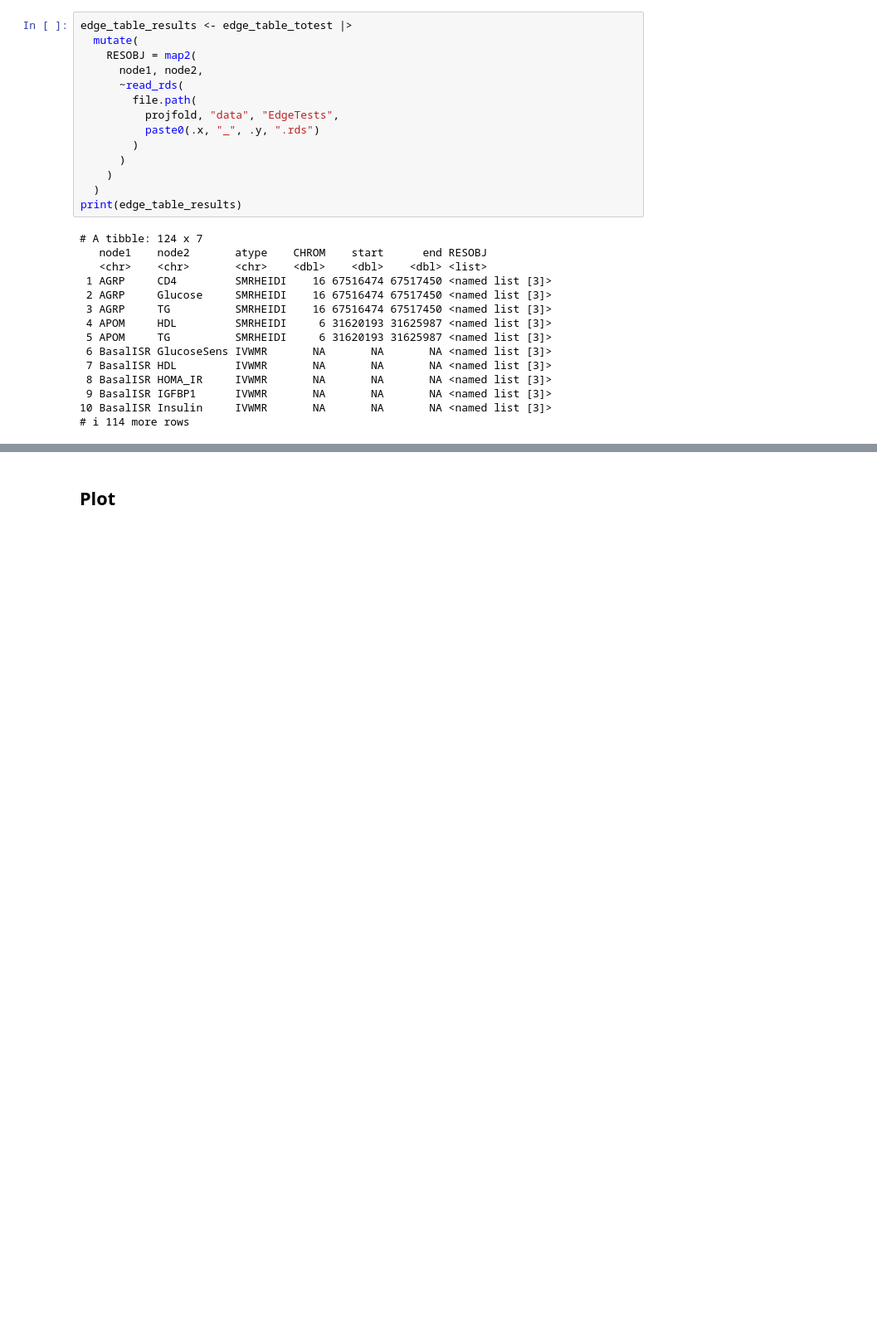
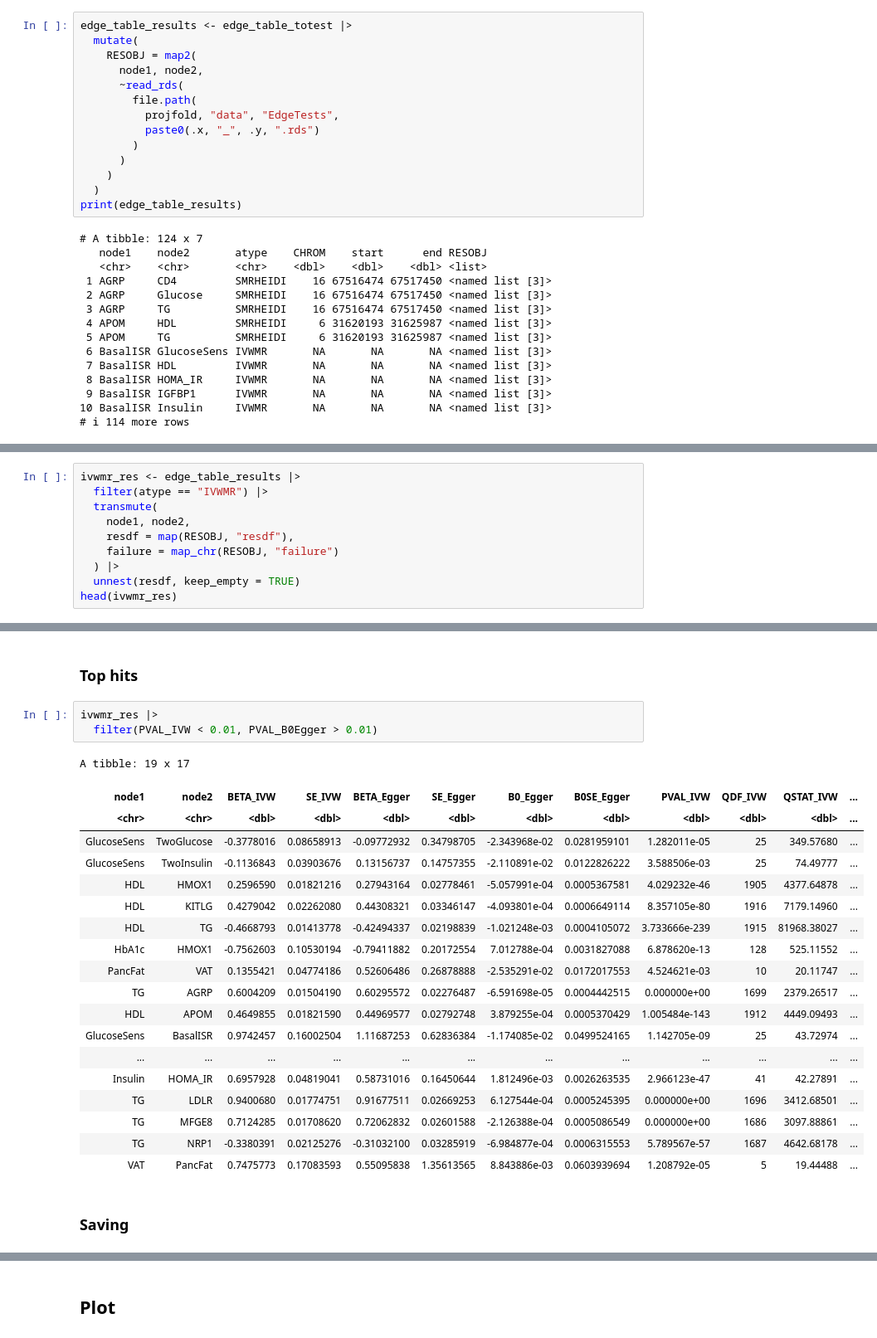
Before and after one commit to Natalie-Atabaki/BN, a Jupyter notebook: scripts/Daniel/scripts/07_EdgeResults.ipynb, the cells around one changed output, grey strips where cells are left out. Shown at 83% size. Drawn from its saved outputs; the diff is of its cells as text; blank space fills up the shorter version.

```diff
--- a/scripts/Daniel/scripts/07_EdgeResults.ipynb
+++ b/scripts/Daniel/scripts/07_EdgeResults.ipynb
@@ -101,0 +70,10 @@ edge_table_results |>
+# %%
+ivwmr_res <- edge_table_results |>
+  filter(atype == "IVWMR") |>
+  transmute(
+    node1, node2,
+    resdf = map(RESOBJ, "resdf"),
+    failure = map_chr(RESOBJ, "failure")
+  ) |>
+  unnest(resdf, keep_empty = TRUE)
+head(ivwmr_res)
@@ -101,0 +90,27 @@ edge_table_results |>
+# %% [markdown]
+### Top hits
+# %%
+ivwmr_res |>
+  filter(PVAL_IVW < 0.01, PVAL_B0Egger > 0.01)
+# %% [output]
+A tibble: 19 x 17
+| node1 | node2 | BETA_IVW | SE_IVW | BETA_Egger | SE_Egger | B0_Egger | B0SE_Egger | PVAL_IVW | QDF_IVW | QSTAT_IVW | ... |
+| <chr> | <chr> | <dbl> | <dbl> | <dbl> | <dbl> | <dbl> | <dbl> | <dbl> | <dbl> | <dbl> | ... |
+| GlucoseSens | TwoGlucose | -0.3778016 | 0.08658913 | -0.09772932 | 0.34798705 | -2.343968e-02 | 0.0281959101 | 1.282011e-05 | 25 | 349.57680 | ... |
+| GlucoseSens | TwoInsulin | -0.1136843 | 0.03903676 | 0.13156737 | 0.14757355 | -2.110891e-02 | 0.0122826222 | 3.588506e-03 | 25 | 74.49777 | ... |
+| HDL | HMOX1 | 0.2596590 | 0.01821216 | 0.27943164 | 0.02778461 | -5.057991e-04 | 0.0005367581 | 4.029232e-46 | 1905 | 4377.64878 | ... |
+| HDL | KITLG | 0.4279042 | 0.02262080 | 0.44308321 | 0.03346147 | -4.093801e-04 | 0.0006649114 | 8.357105e-80 | 1916 | 7179.14960 | ... |
+| HDL | TG | -0.4668793 | 0.01413778 | -0.42494337 | 0.02198839 | -1.021248e-03 | 0.0004105072 | 3.733666e-239 | 1915 | 81968.38027 | ... |
+| HbA1c | HMOX1 | -0.7562603 | 0.10530194 | -0.79411882 | 0.20172554 | 7.012788e-04 | 0.0031827088 | 6.878620e-13 | 128 | 525.11552 | ... |
+| PancFat | VAT | 0.1355421 | 0.04774186 | 0.52606486 | 0.26878888 | -2.535291e-02 | 0.0172017553 | 4.524621e-03 | 10 | 20.11747 | ... |
+| TG | AGRP | 0.6004209 | 0.01504190 | 0.60295572 | 0.02276487 | -6.591698e-05 | 0.0004442515 | 0.000000e+00 | 1699 | 2379.26517 | ... |
+| HDL | APOM | 0.4649855 | 0.01821590 | 0.44969577 | 0.02792748 | 3.879255e-04 | 0.0005370429 | 1.005484e-143 | 1912 | 4449.09493 | ... |
+| GlucoseSens | BasalISR | 0.9742457 | 0.16002504 | 1.11687253 | 0.62836384 | -1.174085e-02 | 0.0499524165 | 1.142705e-09 | 25 | 43.72974 | ... |
+| ... | ... | ... | ... | ... | ... | ... | ... | ... | ... | ... | ... |
+| Insulin | HOMA_IR | 0.6957928 | 0.04819041 | 0.58731016 | 0.16450644 | 1.812496e-03 | 0.0026263535 | 2.966123e-47 | 41 | 42.27891 | ... |
+| TG | LDLR | 0.9400680 | 0.01774751 | 0.91677511 | 0.02669253 | 6.127544e-04 | 0.0005245395 | 0.000000e+00 | 1696 | 3412.68501 | ... |
+| TG | MFGE8 | 0.7124285 | 0.01708620 | 0.72062832 | 0.02601588 | -2.126388e-04 | 0.0005086549 | 0.000000e+00 | 1686 | 3097.88861 | ... |
+| TG | NRP1 | -0.3380391 | 0.02125276 | -0.31032100 | 0.03285919 | -6.984877e-04 | 0.0006315553 | 5.789567e-57 | 1687 | 4642.68178 | ... |
+| VAT | PancFat | 0.7475773 | 0.17083593 | 0.55095838 | 1.35613565 | 8.843886e-03 | 0.0603939694 | 1.208792e-05 | 5 | 19.44488 | ... |
+# %% [markdown]
+### Saving
```
Also changed, not shown: parts of 18 cells of this notebook.
